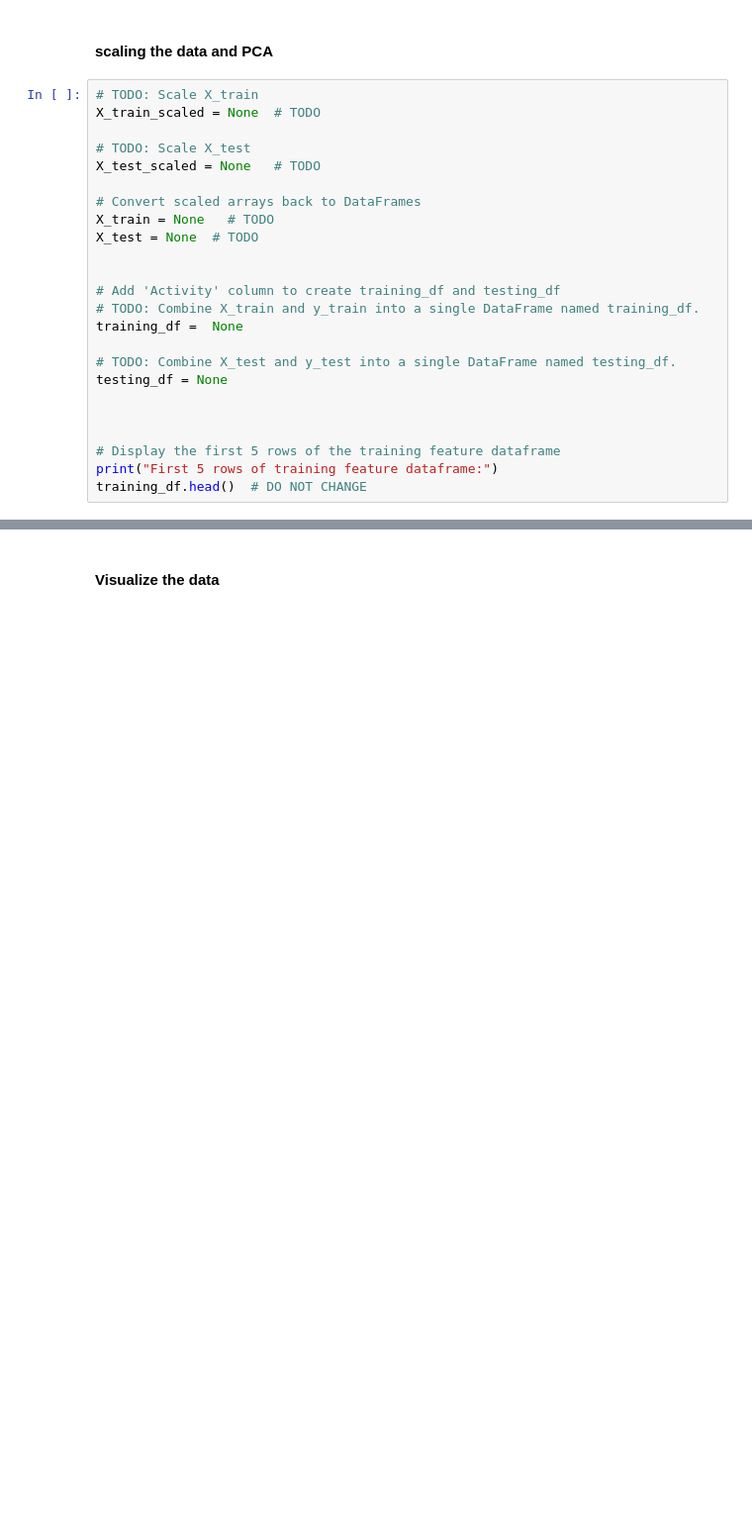
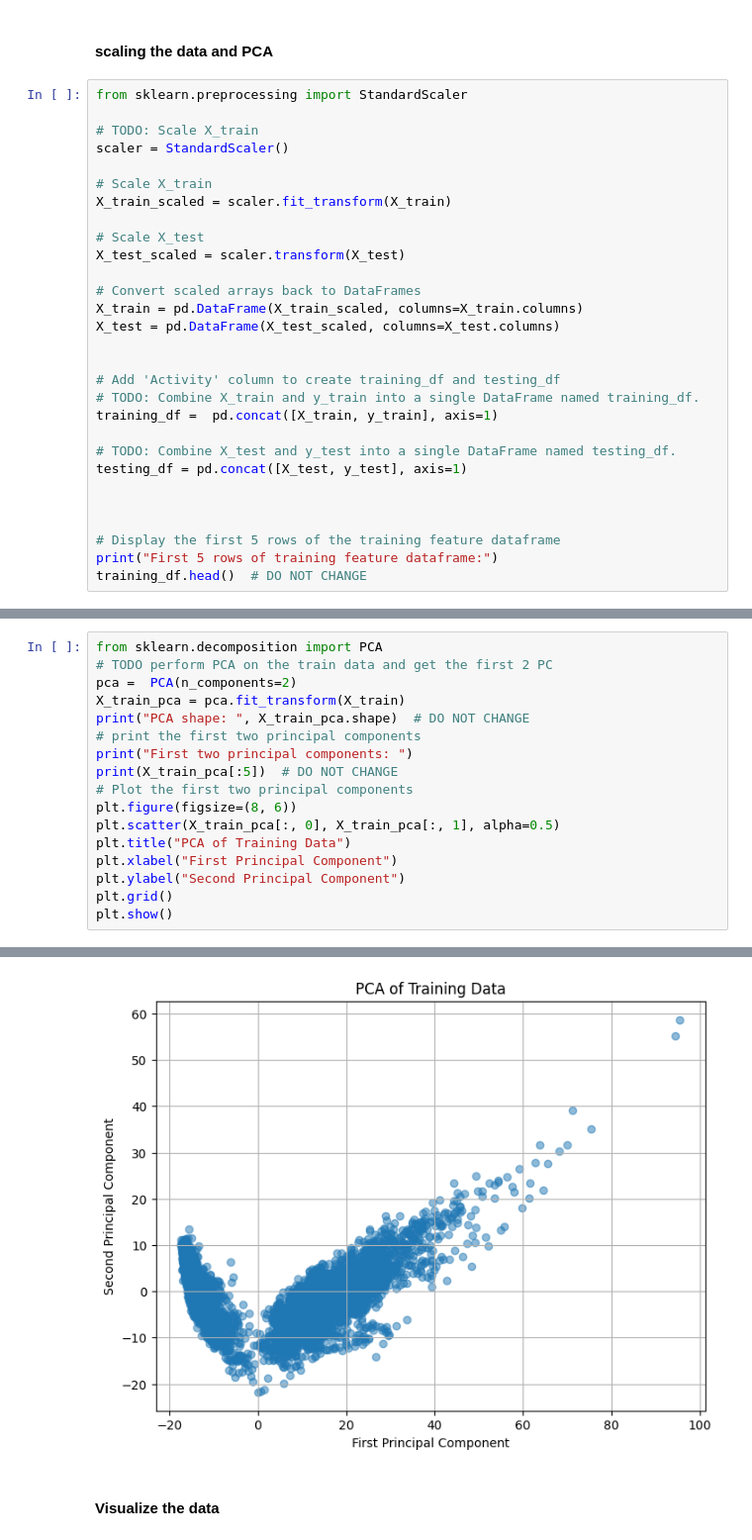
Before and after one commit to kkipngenokoech/MathsRequiredForAI, a Jupyter notebook: INTRO TO ML/HW4/q4.ipynb, the cells around one changed output, grey strips where cells are left out. Shown: that part at 99% size. Drawn from its saved outputs; the diff is of its cells as text; blank space fills up the shorter version.

```diff
--- a/INTRO TO ML/HW4/q4.ipynb
+++ b/INTRO TO ML/HW4/q4.ipynb
@@ -79,23 +79,28 @@ First 5 rows of training feature dataframe:
 # %% [markdown]
 #### scaling the data and PCA
 # %%
+from sklearn.preprocessing import StandardScaler
+
 # TODO: Scale X_train
-X_train_scaled = None  # TODO
+scaler = StandardScaler()
 
-# TODO: Scale X_test
-X_test_scaled = None   # TODO
+# Scale X_train
+X_train_scaled = scaler.fit_transform(X_train)
+
+# Scale X_test
+X_test_scaled = scaler.transform(X_test)
 
 # Convert scaled arrays back to DataFrames
-X_train = None   # TODO
-X_test = None  # TODO
+X_train = pd.DataFrame(X_train_scaled, columns=X_train.columns)
+X_test = pd.DataFrame(X_test_scaled, columns=X_test.columns)
 
 
 # Add 'Activity' column to create training_df and testing_df
 # TODO: Combine X_train and y_train into a single DataFrame named training_df.
-training_df =  None
+training_df =  pd.concat([X_train, y_train], axis=1)
 
 # TODO: Combine X_test and y_test into a single DataFrame named testing_df.
-testing_df = None
+testing_df = pd.concat([X_test, y_test], axis=1)
 
 
 
@@ -108,0 +119,18 @@ X_train_pca = #TODO
+# %%
+from sklearn.decomposition import PCA
+# TODO perform PCA on the train data and get the first 2 PC
+pca =  PCA(n_components=2)
+X_train_pca = pca.fit_transform(X_train)
+print("PCA shape: ", X_train_pca.shape)  # DO NOT CHANGE
+# print the first two principal components
+print("First two principal components: ")
+print(X_train_pca[:5])  # DO NOT CHANGE
+# Plot the first two principal components
+plt.figure(figsize=(8, 6))
+plt.scatter(X_train_pca[:, 0], X_train_pca[:, 1], alpha=0.5)
+plt.title("PCA of Training Data")
+plt.xlabel("First Principal Component")
+plt.ylabel("Second Principal Component")
+plt.grid()
+plt.show()
+# %% [output]
@@ -109,2 +144,3 @@ X_train_pca = #TODO
+[figure, added]
 # %% [markdown]
 #### Visualize the data
```
Also changed, not shown: parts of 5 cells of this notebook.
